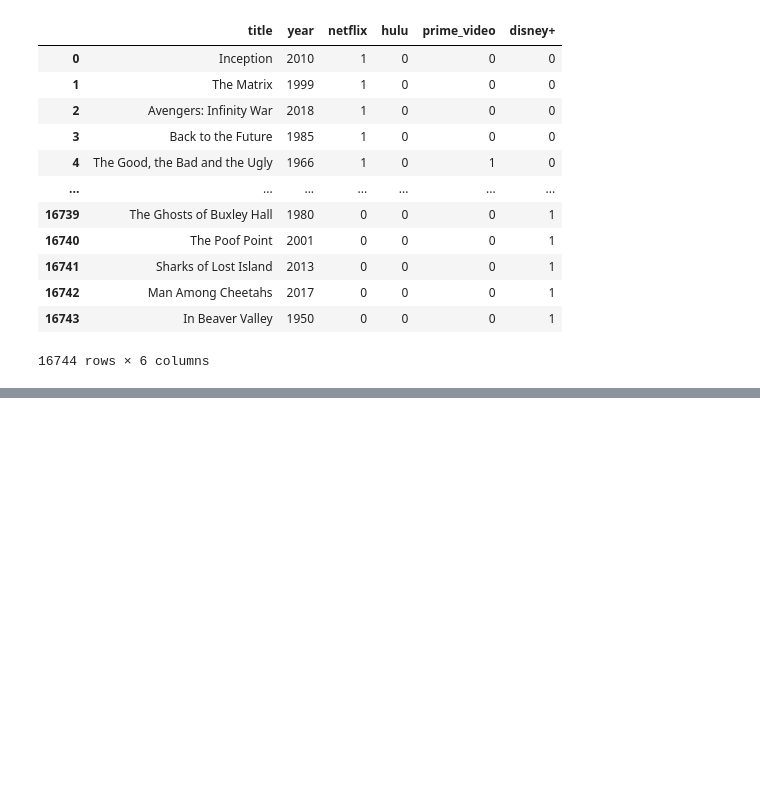
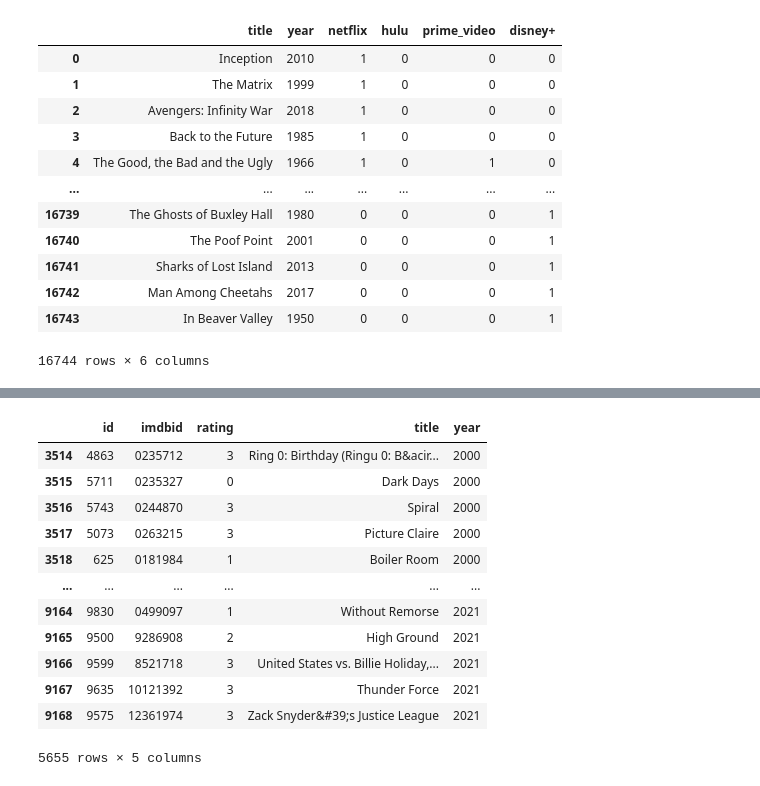
Before and after one commit to RubyRose7/ETL-Project, a Jupyter notebook: Resources/clean_movies.ipynb, the cells around one changed output, grey strips where cells are left out. Drawn from its saved outputs; the diff is of its cells as text; code cells hidden in the pictures; blank space fills up the shorter version.

```diff
--- a/Resources/clean_movies.ipynb
+++ b/Resources/clean_movies.ipynb
@@ -156,0 +170,17 @@ streaming_clean
+# %%
+bechdel_final = bechdel_all[bechdel_all['year']>=2000]
+bechdel_final
+# %% [output]
+|  | id | imdbid | rating | title | year |
+| 3514 | 4863 | 0235712 | 3 | Ring 0: Birthday (Ringu 0: B&acir... | 2000 |
+| 3515 | 5711 | 0235327 | 0 | Dark Days | 2000 |
+| 3516 | 5743 | 0244870 | 3 | Spiral | 2000 |
+| 3517 | 5073 | 0263215 | 3 | Picture Claire | 2000 |
+| 3518 | 625 | 0181984 | 1 | Boiler Room | 2000 |
+| ... | ... | ... | ... | ... | ... |
+| 9164 | 9830 | 0499097 | 1 | Without Remorse | 2021 |
+| 9165 | 9500 | 9286908 | 2 | High Ground | 2021 |
+| 9166 | 9599 | 8521718 | 3 | United States vs. Billie Holiday,... | 2021 |
+| 9167 | 9635 | 10121392 | 3 | Thunder Force | 2021 |
+| 9168 | 9575 | 12361974 | 3 | Zack Snyder&#39;s Justice League | 2021 |
+5655 rows × 5 columns
```
Also changed, not shown: parts of 10 cells of this notebook.
